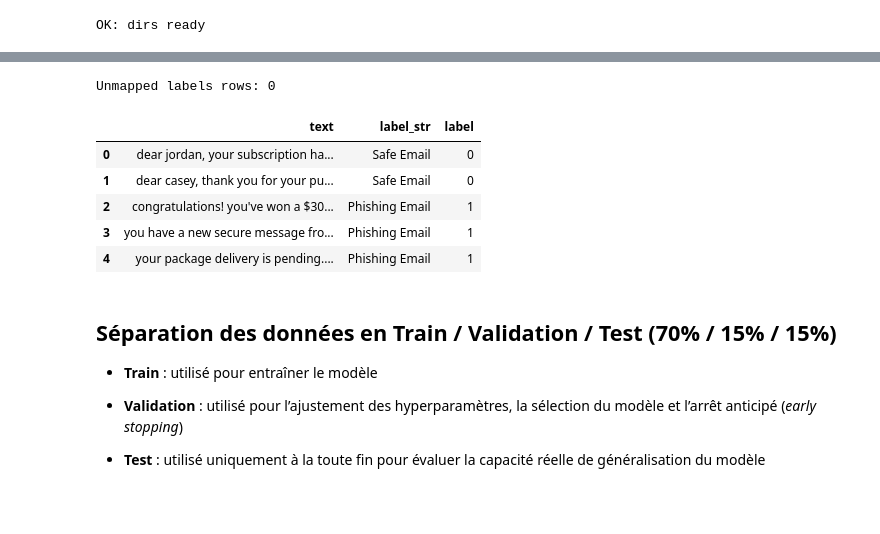
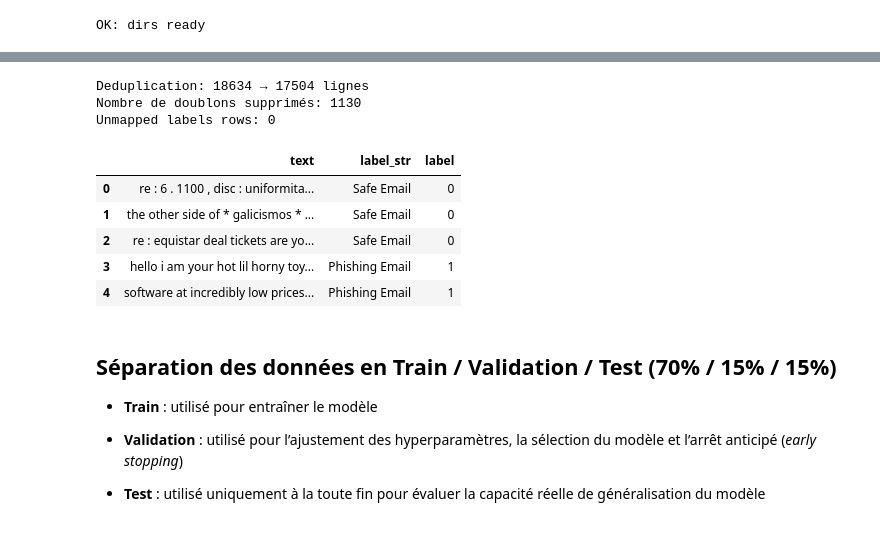
Before and after one commit to JonasLUfr/Project-MLOps, a Jupyter notebook: scripts/DataModeling.ipynb, the cells around one changed output, grey strips where cells are left out. Saved outputs shown, nothing was run; the diff lists cells and outputs as text; code cells hidden in the pictures.

Commit message:
Update-Pre-Model-NLP
Change dataset to improve Model score

```diff
--- a/scripts/DataModeling.ipynb
+++ b/scripts/DataModeling.ipynb
@@ -12,9 +12,12 @@ import os
 import re
 import json
 import joblib
+import time
 import numpy as np
 import pandas as pd
-
+import matplotlib.pyplot as plt
+from sklearn.decomposition import TruncatedSVD
+from sklearn.svm import LinearSVC
 from sklearn.model_selection import train_test_split
 from sklearn.pipeline import Pipeline
 from sklearn.feature_extraction.text import TfidfVectorizer
@@ -22,14 +25,16 @@ from sklearn.linear_model import LogisticRegression
 
 from sklearn.metrics import (
     classification_report,
+    f1_score, precision_score, recall_score,
     confusion_matrix,
     precision_recall_fscore_support,
-    accuracy_score
+    accuracy_score,
+    roc_auc_score, roc_curve, auc
 )
 
 RANDOM_SEED = 42
 
-DATA_PATH = "../data/Phishing_validation_emails.csv"
+DATA_PATH = "../data/Phishing_Email.csv"
 
 # Output path:
 ARTIFACT_DIR = "../artifacts"
@@ -99,42 +130,81 @@ Il constitue une base adaptée pour un **prototype fonctionnel** et une démonst
 # %%
-# Nettoyage de base (normalisation du texte + mappage des labels)
+# Nettoyage de base (normalisation du texte + mapping des labels)
+
 def normalize_text(s: str) -> str:
     if not isinstance(s, str):
         return ""
-    s = s.strip().lower()
-    # Fusionner les espaces multiples
+    s = s.lower().strip()
+    # fusionner les espaces multiples
     s = re.sub(r"\s+", " ", s)
     return s
 
-# Uniformisation des noms de colonnes (optionnel)
-df = df.rename(columns={"Email Text": "text", "Email Type": "label_str"})
+# -----------------------------
+# Nettoyage structurel
+# -----------------------------
+# Supprimer colonne index inutile
+if "Unnamed: 0" in df.columns:
+    df = df.drop(columns=["Unnamed: 0"])
 
+# Supprimer les textes manquants
+df = df.dropna(subset=["Email Text"]).reset_index(drop=True)
+
+# Limiter la longueur des emails (stabilité + performance)!!
+MAX_LEN = 10000
+df["Email Text"] = df["Email Text"].astype(str).str.slice(0, MAX_LEN)
+
+# -----------------------------
+# Renommage des colonnes
+# -----------------------------
+df = df.rename(columns={
+    "Email Text": "text",
+    "Email Type": "label_str"
+})
+
+# Normalisation du texte
 df["text"] = df["text"].apply(normalize_text)
 
-# Mappage des labels : Phishing=1, Safe=0
+# -----------------------------
+# Déduplication des emails strictement identiques
+# -----------------------------
+before = len(df)
+
+df = df.drop_duplicates(subset=["text"]).reset_index(drop=True)
+
+after = len(df)
+removed = before - after
+
+print(f"Deduplication: {before} → {after} lignes")
+print(f"Nombre de doublons supprimés: {removed}")
+
+# -----------------------------
+# Mapping des labels
+# -----------------------------
 label_map = {
     "Phishing Email": 1,
-    "Safe Email": 0
+    "Safe Email": 0,
 }
+
 df["label"] = df["label_str"].map(label_map)
 
-# Vérifier s’il y a des labels non mappés
+# Vérification des labels non mappés
 bad = df[df["label"].isna()]
 print("Unmapped labels rows:", len(bad))
 if len(bad) > 0:
     display(bad.head())
 
 df["label"] = df["label"].astype(int)
 
 display(df.head())
 # %% [output]
+Deduplication: 18634 → 17504 lignes
+Nombre de doublons supprimés: 1130
 Unmapped labels rows: 0
 |  | text | label_str | label |
-| 0 | dear jordan, your subscription ha... | Safe Email | 0 |
-| 1 | dear casey, thank you for your pu... | Safe Email | 0 |
-| 2 | congratulations! you've won a $30... | Phishing Email | 1 |
-| 3 | you have a new secure message fro... | Phishing Email | 1 |
-| 4 | your package delivery is pending.... | Phishing Email | 1 |
+| 0 | re : 6 . 1100 , disc : uniformita... | Safe Email | 0 |
+| 1 | the other side of * galicismos * ... | Safe Email | 0 |
+| 2 | re : equistar deal tickets are yo... | Safe Email | 0 |
+| 3 | hello i am your hot lil horny toy... | Phishing Email | 1 |
+| 4 | software at incredibly low prices... | Phishing Email | 1 |
 # %% [markdown]
 ## Séparation des données en Train / Validation / Test (70% / 15% / 15%)
 - **Train** : utilisé pour entraîner le modèle
```
Also changed, not shown: parts of 23 cells of this notebook, 5 other files.
